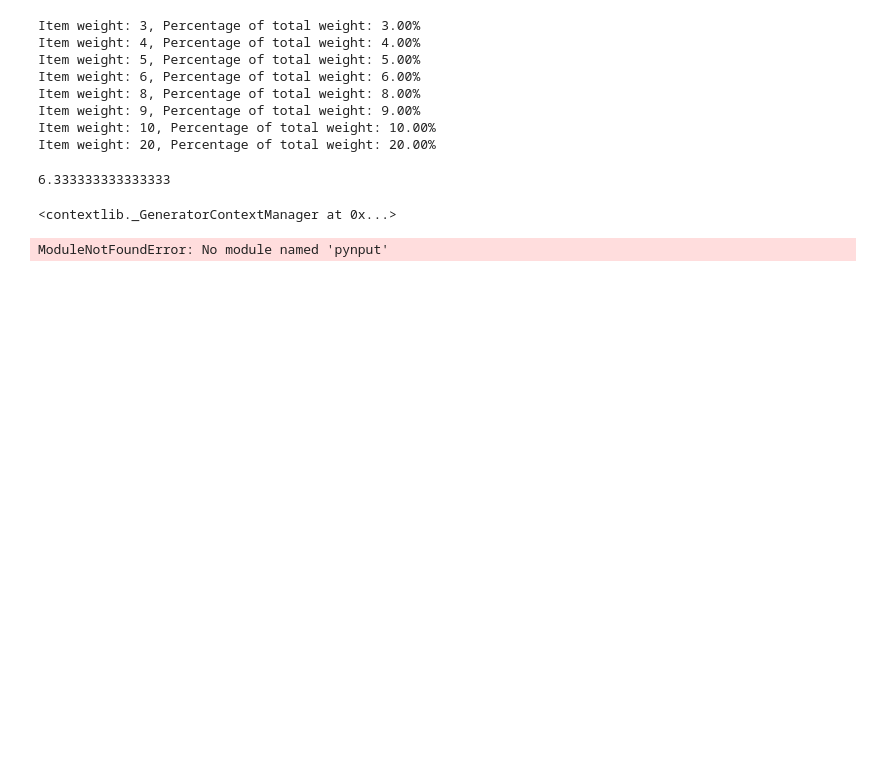
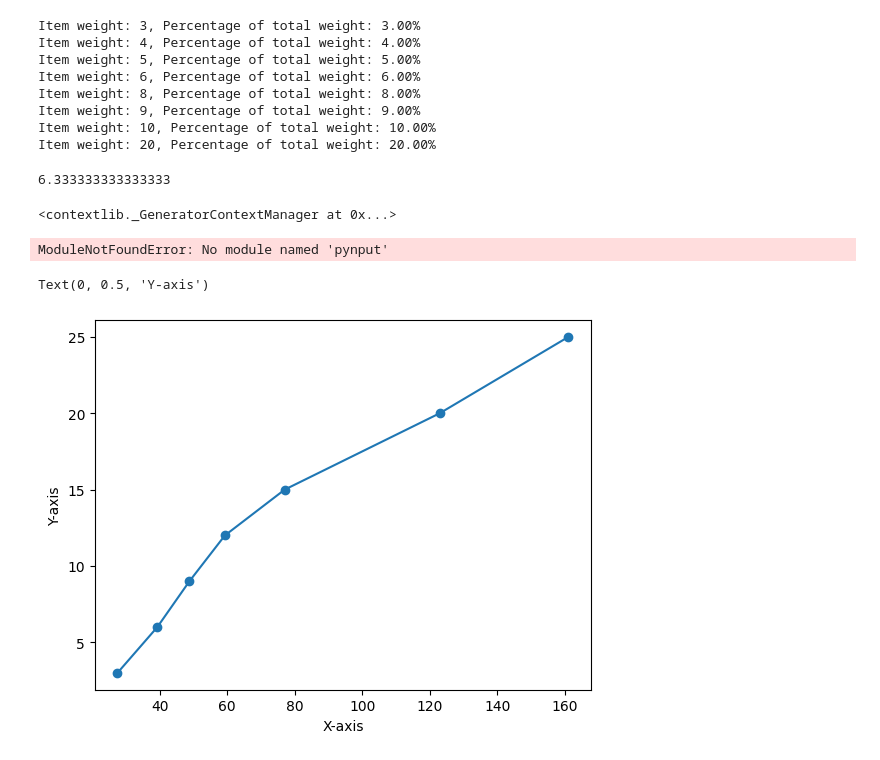
Before and after one commit to denecity/Physics-Summaries, a Jupyter notebook: code/oscillator.ipynb, the cells around one changed output. Drawn from its saved outputs; the diff is of its cells as text; code cells hidden in the pictures; blank space fills up the shorter version.

```diff
--- a/code/oscillator.ipynb
+++ b/code/oscillator.ipynb
@@ -142,3 +142,15 @@ if __name__ == "__main__":
     main()
 # %% [output]
 ModuleNotFoundError: No module named 'pynput'
+# %%
+from matplotlib import pyplot as plt
+
+x = [27.5, 39.3, 48.8, 59.3, 77, 122.9, 161]
+y = [3, 6, 9, 12, 15, 20, 25]
+
+plt.plot(x, y, marker='o')
+plt.xlabel('X-axis')
+plt.ylabel('Y-axis')
+# %% [output]
+Text(0, 0.5, 'Y-axis')
+[figure, added]
```
Also changed, not shown: 33 other files.
